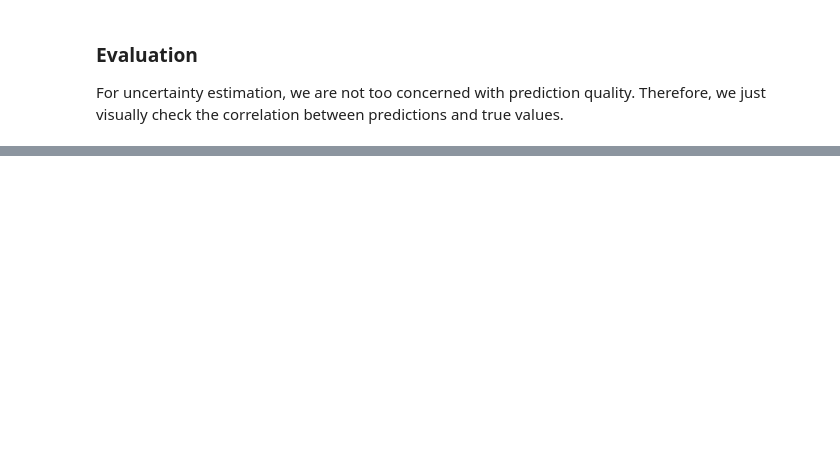
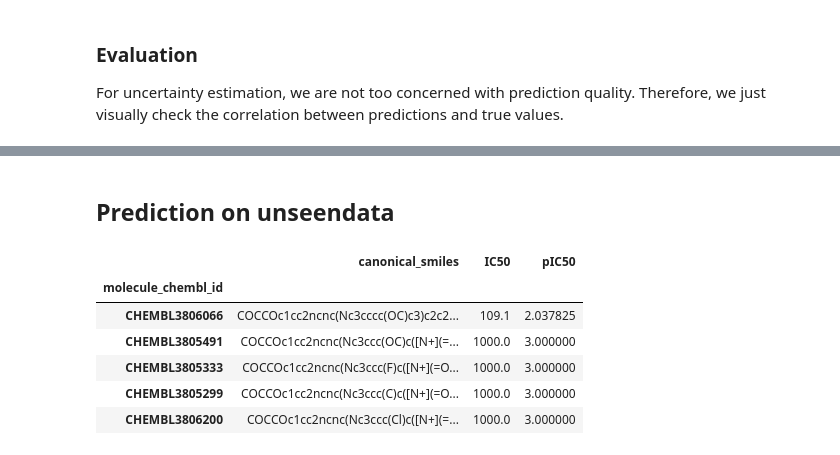
Before and after one commit to volkamerlab/CADDSeminar_2023, a Jupyter notebook: notebooks/T001_Scaffold-based-data-split/T001_Scaffold-based-data-split.ipynb, the cells around one changed output, grey strips where cells are left out. Cells and saved outputs as stored; diff of their text form; code cells hidden in the pictures; blank space fills up the shorter version.

```diff
--- a/notebooks/T001_Scaffold-based-data-split/T001_Scaffold-based-data-split.ipynb
+++ b/notebooks/T001_Scaffold-based-data-split/T001_Scaffold-based-data-split.ipynb
@@ -563,0 +386,19 @@ Based on the MAE and MSE values, here is the ranking of the models in ascending
+# %% [markdown]
+## Prediction on unseendata
+# %%
+# Load external/unlabeled data set
+unseendata = pd.read_csv("unseendata.csv", index_col=0)
+unseendata['pIC50'] = unseendata['IC50'].apply(lambda x:  math.log10(x))
+unseendata.head()
+#external_data['IC50'] = external_data['IC50'].apply(lambda x: - math.log10(x))
+#external_data = external_data.reset_index(drop=True)
+unseendata.head()
+# NBVAL_CHECK_OUTPUT
+# %% [output]
+|  | canonical_smiles | IC50 | pIC50 |
+| molecule_chembl_id |  |  |  |
+| CHEMBL3806066 | COCCOc1cc2ncnc(Nc3cccc(OC)c3)c2c2... | 109.1 | 2.037825 |
+| CHEMBL3805491 | COCCOc1cc2ncnc(Nc3ccc(OC)c([N+](=... | 1000.0 | 3.000000 |
+| CHEMBL3805333 | COCCOc1cc2ncnc(Nc3ccc(F)c([N+](=O... | 1000.0 | 3.000000 |
+| CHEMBL3805299 | COCCOc1cc2ncnc(Nc3ccc(C)c([N+](=O... | 1000.0 | 3.000000 |
+| CHEMBL3806200 | COCCOc1cc2ncnc(Nc3ccc(Cl)c([N+](=... | 1000.0 | 3.000000 |
```
Also changed, not shown: parts of 51 cells of this notebook, 1 other file.
